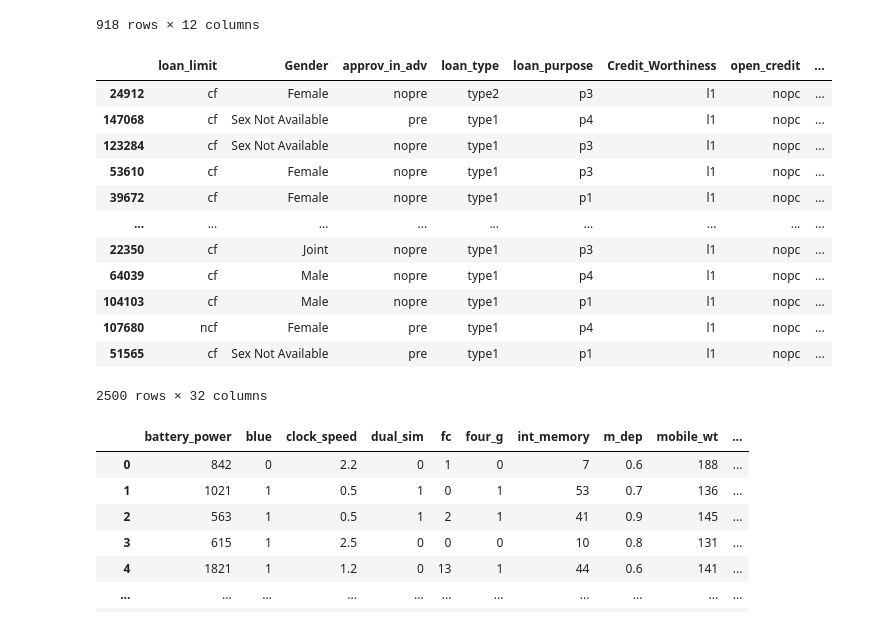
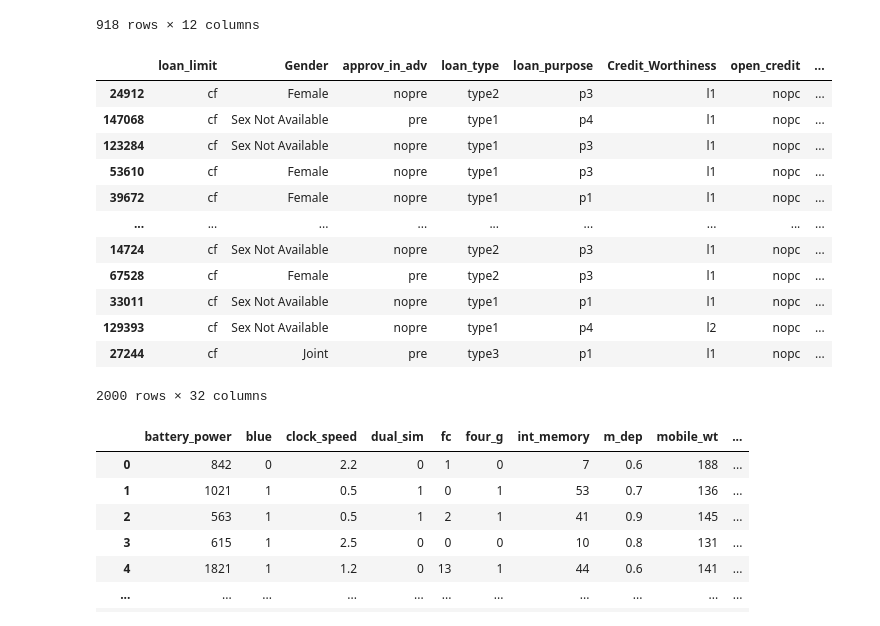
Before and after one commit to EliskaSvobodova/PrismClassifier, a Jupyter notebook: data_prep.ipynb, the cells around one changed output. Drawn from its saved outputs; the diff is of its cells as text; code cells hidden in the pictures.

```diff
--- a/data_prep.ipynb
+++ b/data_prep.ipynb
@@ -78,23 +78,23 @@ heart # HeartDisease
 918 rows × 12 columns
 # %%
 loan = pd.read_csv("data/loan/Loan_Default.csv").drop(['ID', 'year'], axis=1)
-loan = loan.sample(2500, random_state=42)
+loan = loan.sample(2000, random_state=42)
 loan.to_csv("data/loan/data.csv", index=False)
 loan # Status
 # %% [output]
 |  | loan_limit | Gender | approv_in_adv | loan_type | loan_purpose | Credit_Worthiness | open_credit | ... |
 | 24912 | cf | Female | nopre | type2 | p3 | l1 | nopc | ... |
 | 147068 | cf | Sex Not Available | pre | type1 | p4 | l1 | nopc | ... |
 | 123284 | cf | Sex Not Available | nopre | type1 | p3 | l1 | nopc | ... |
 | 53610 | cf | Female | nopre | type1 | p3 | l1 | nopc | ... |
 | 39672 | cf | Female | nopre | type1 | p1 | l1 | nopc | ... |
 | ... | ... | ... | ... | ... | ... | ... | ... | ... |
-| 22350 | cf | Joint | nopre | type1 | p3 | l1 | nopc | ... |
-| 64039 | cf | Male | nopre | type1 | p4 | l1 | nopc | ... |
-| 104103 | cf | Male | nopre | type1 | p1 | l1 | nopc | ... |
-| 107680 | ncf | Female | pre | type1 | p4 | l1 | nopc | ... |
-| 51565 | cf | Sex Not Available | pre | type1 | p1 | l1 | nopc | ... |
+| 14724 | cf | Sex Not Available | nopre | type2 | p3 | l1 | nopc | ... |
+| 67528 | cf | Female | pre | type2 | p3 | l1 | nopc | ... |
+| 33011 | cf | Sex Not Available | nopre | type1 | p1 | l1 | nopc | ... |
+| 129393 | cf | Sex Not Available | nopre | type1 | p4 | l2 | nopc | ... |
+| 27244 | cf | Joint | pre | type3 | p1 | l1 | nopc | ... |
-2500 rows × 32 columns
+2000 rows × 32 columns
 # %%
 mobile = pd.read_csv("data/mobile/train.csv")
 mobile.to_csv("data/mobile/data.csv", index=False)
```
Also changed, not shown: parts of 2 cells of this notebook, 1 other file.
